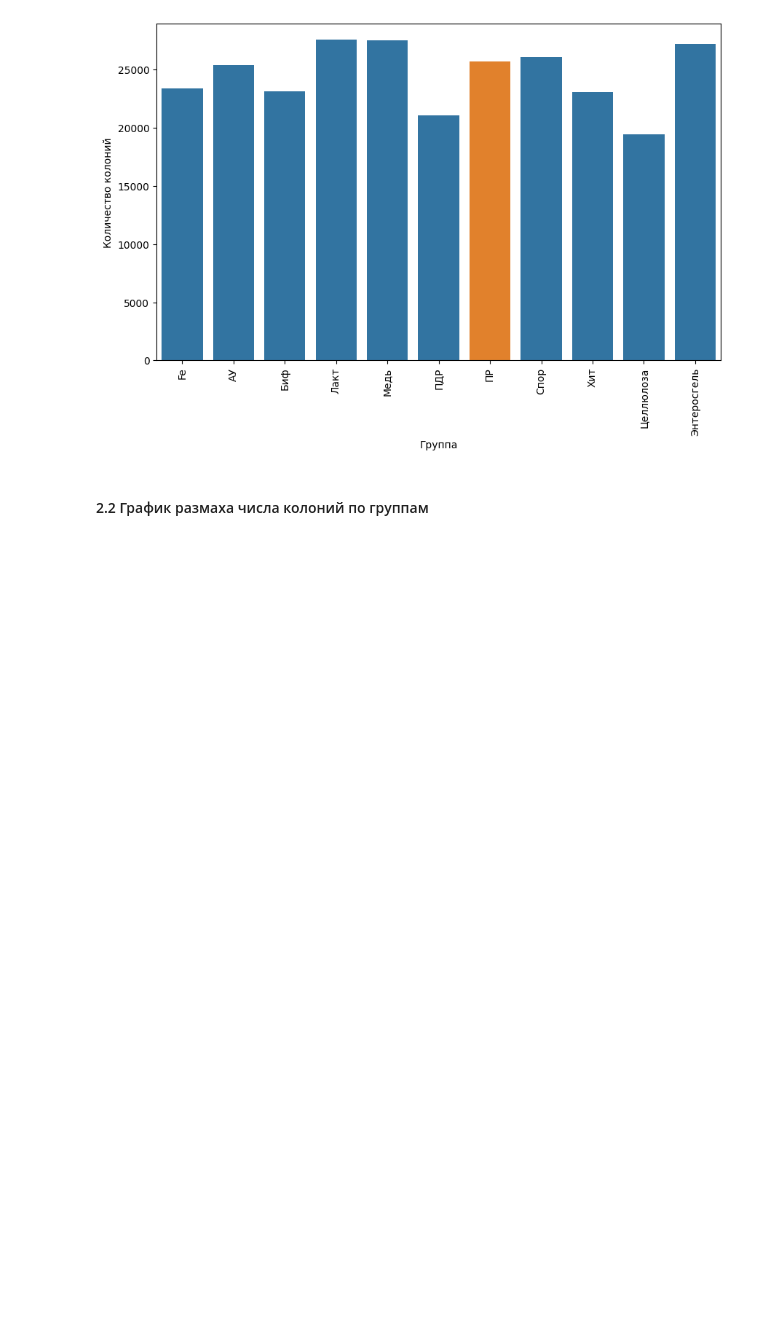
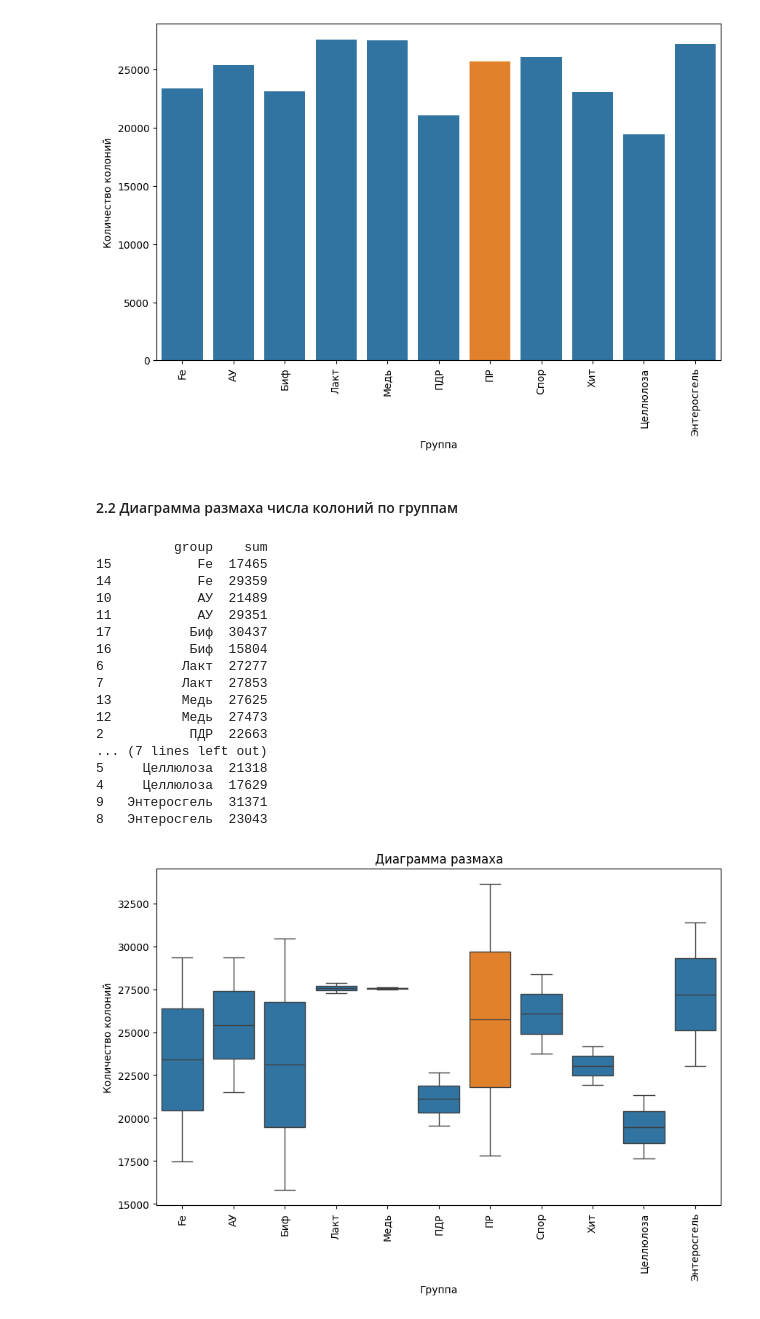
Before and after one commit to innominity/nanomaterials-2025, a Jupyter notebook: src/notebooks/data_analysis.ipynb, the cells around one changed output. Saved outputs shown, nothing was run; the diff lists cells and outputs as text; code cells hidden in the pictures; blank space fills up the shorter version.

Commit message:
Диаграмма размаха

```diff
--- a/src/notebooks/data_analysis.ipynb
+++ b/src/notebooks/data_analysis.ipynb
@@ -178,4 +178,37 @@ Fe             23412.0
 dtype: float64
 [figure]
 # %% [markdown]
-#### 2.2 График размаха числа колоний по группам
+#### 2.2 Диаграмма размаха числа колоний по группам
+# %%
+def plot_all_sum_colonies_by_groups():
+    group_counts = df_clean[['group']]
+    group_counts['sum'] = df_clean.sum(axis=1, numeric_only=True)
+    group_counts = group_counts.sort_values(by=['group'])
+    fig, ax = plt.subplots(figsize=(10, 6))
+    ax.set_xlabel('Группа')
+    ax.set_ylabel('Количество колоний')
+    colors = ['tab:blue' if x!=GROUP_CLEAN else 'tab:orange' for x in group_counts.group.unique()]
+    ax.tick_params(axis='x', labelrotation=90)
+    print(group_counts)
+    sns.boxplot(data=group_counts, x='group', y='sum', ax=ax, palette=colors)
+    plt.title("Диаграмма размаха")
+plot_all_sum_colonies_by_groups()
+# %% [output]
+          group    sum
+15           Fe  17465
+14           Fe  29359
+10           АУ  21489
+11           АУ  29351
+17          Биф  30437
+16          Биф  15804
+6          Лакт  27277
+7          Лакт  27853
+13         Медь  27625
+12         Медь  27473
+2           ПДР  22663
+... (7 lines left out)
+5     Целлюлоза  21318
+4     Целлюлоза  17629
+9   Энтеросгель  31371
+8   Энтеросгель  23043
+[figure, added]
```
Also changed, not shown: parts of 12 cells of this notebook.
